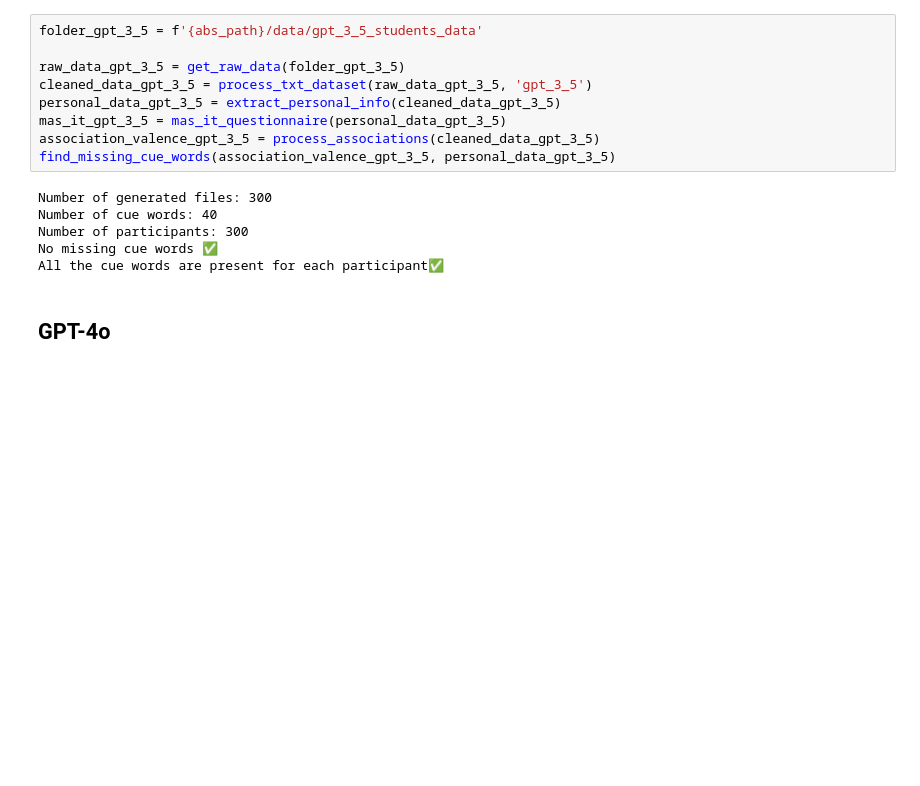
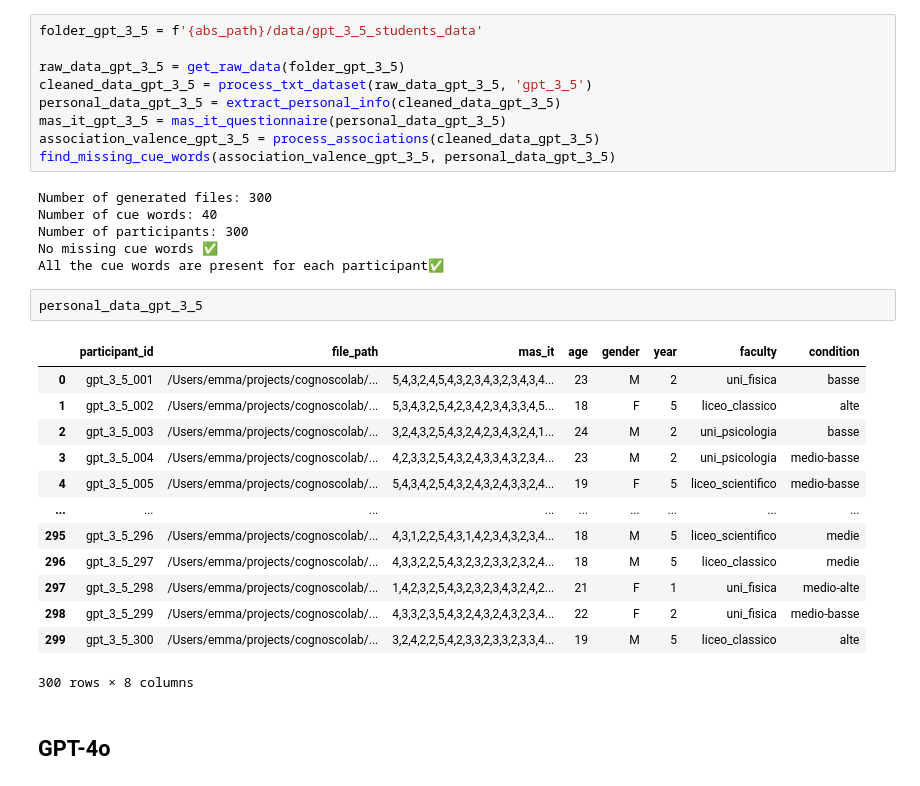
Before and after one commit to emmafranchino/cognoscolab, a Jupyter notebook: math_anxiety_LLMs/scripts/text_cleaning_gpt.ipynb, the cells around one changed output. Saved outputs shown, nothing was run; the diff lists cells and outputs as text; blank space fills up the shorter version.

```diff
--- a/math_anxiety_LLMs/scripts/text_cleaning_gpt.ipynb
+++ b/math_anxiety_LLMs/scripts/text_cleaning_gpt.ipynb
@@ -266,6 +266,22 @@ Number of cue words: 40
 Number of participants: 300
 No missing cue words ✅
 All the cue words are present for each participant✅
+# %%
+personal_data_gpt_3_5
+# %% [output]
+|  | participant_id | file_path | mas_it | age | gender | year | faculty | condition |
+| 0 | gpt_3_5_001 | /Users/emma/projects/cognoscolab/... | 5,4,3,2,4,5,4,3,2,3,4,3,2,3,4,3,4... | 23 | M | 2 | uni_fisica | basse |
+| 1 | gpt_3_5_002 | /Users/emma/projects/cognoscolab/... | 5,3,4,3,2,5,4,2,3,4,2,3,4,3,3,4,5... | 18 | F | 5 | liceo_classico | alte |
+| 2 | gpt_3_5_003 | /Users/emma/projects/cognoscolab/... | 3,2,4,3,2,5,4,3,2,4,2,3,4,3,2,4,1... | 24 | M | 2 | uni_psicologia | basse |
+| 3 | gpt_3_5_004 | /Users/emma/projects/cognoscolab/... | 4,2,3,3,2,5,4,3,2,4,3,3,4,3,2,3,4... | 23 | M | 2 | uni_psicologia | medio-basse |
+| 4 | gpt_3_5_005 | /Users/emma/projects/cognoscolab/... | 5,4,3,4,2,5,4,3,2,4,3,2,4,3,3,2,4... | 19 | F | 5 | liceo_scientifico | medio-basse |
+| ... | ... | ... | ... | ... | ... | ... | ... | ... |
+| 295 | gpt_3_5_296 | /Users/emma/projects/cognoscolab/... | 4,3,1,2,2,5,4,3,1,4,2,3,4,3,2,3,4... | 18 | M | 5 | liceo_scientifico | medie |
+| 296 | gpt_3_5_297 | /Users/emma/projects/cognoscolab/... | 4,3,3,2,2,5,4,3,2,3,2,3,3,2,3,2,4... | 18 | M | 5 | liceo_classico | medie |
+| 297 | gpt_3_5_298 | /Users/emma/projects/cognoscolab/... | 1,4,2,3,2,5,4,3,2,3,2,3,4,3,2,4,2... | 21 | F | 1 | uni_fisica | medio-alte |
+| 298 | gpt_3_5_299 | /Users/emma/projects/cognoscolab/... | 4,3,3,2,3,5,4,3,2,4,3,2,4,3,2,3,4... | 22 | F | 2 | uni_fisica | medio-basse |
+| 299 | gpt_3_5_300 | /Users/emma/projects/cognoscolab/... | 3,2,4,2,2,5,4,2,3,3,2,3,3,2,3,3,4... | 19 | M | 5 | liceo_classico | alte |
+300 rows × 8 columns
 # %% [markdown]
 ## GPT-4o
 # %%
```
Also changed, not shown: 12 other files.
